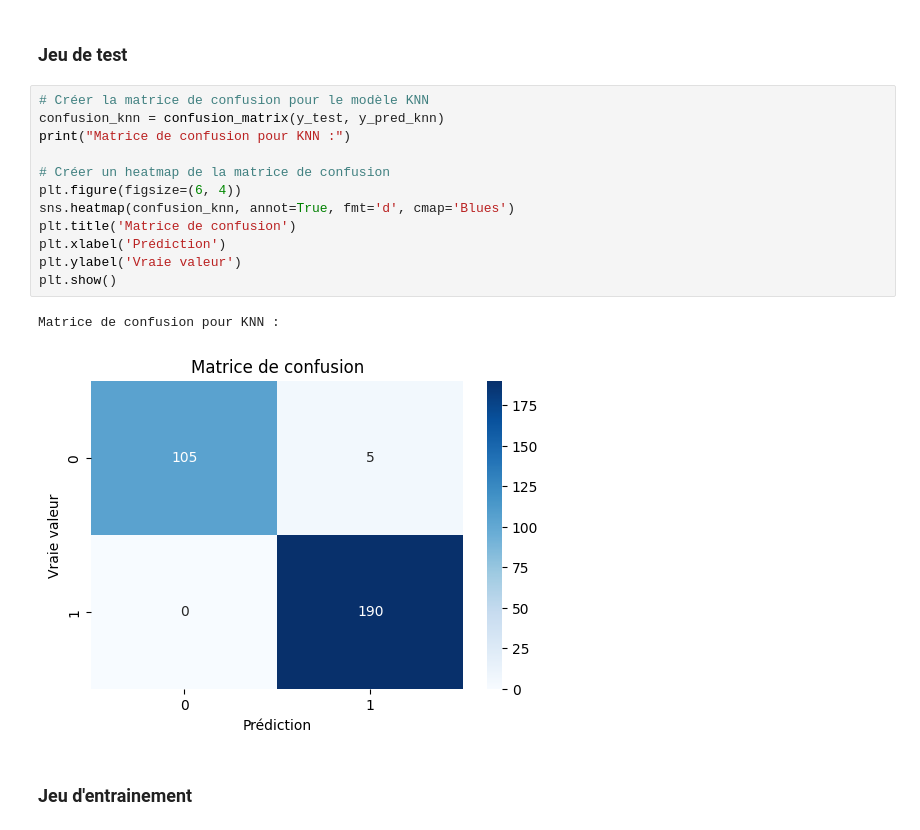
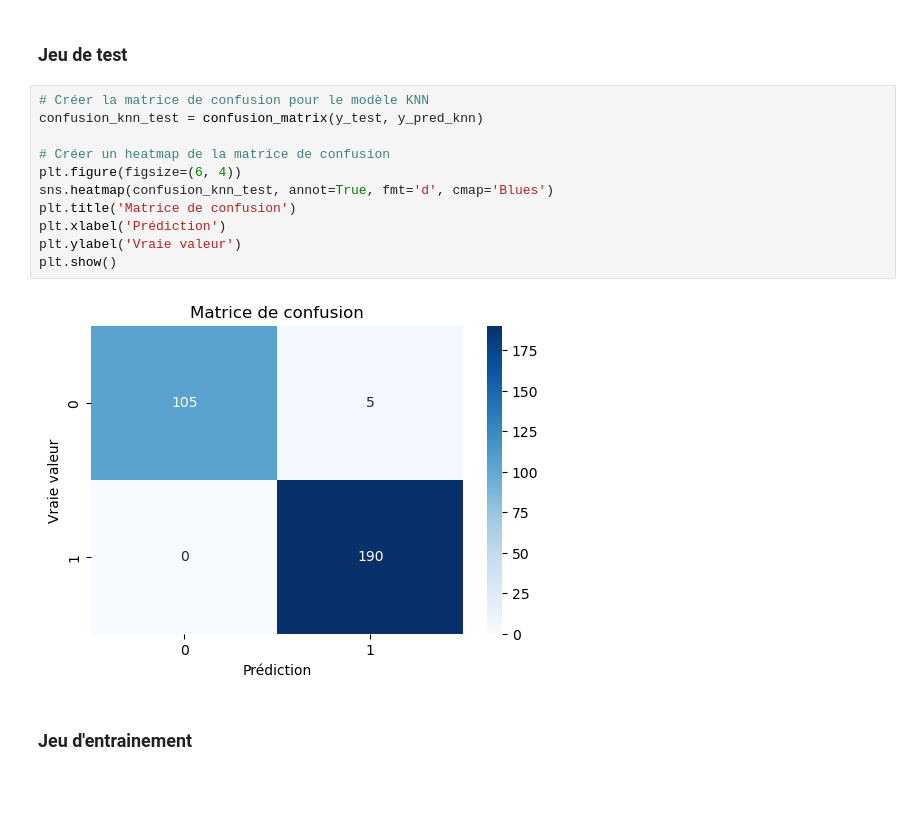
Before and after one commit to AntoineJBQ/P10, a Jupyter notebook: NOTEBOOK/projet10.ipynb, the cells around one changed output. Cells and saved outputs as stored; diff of their text form; blank space fills up the shorter version.

```diff
--- a/NOTEBOOK/projet10.ipynb
+++ b/NOTEBOOK/projet10.ipynb
@@ -982,19 +990,17 @@ weighted avg       0.98      0.98      0.98       300
 ### Jeu de test
 # %%
 # Créer la matrice de confusion pour le modèle KNN
-confusion_knn = confusion_matrix(y_test, y_pred_knn)
-print("Matrice de confusion pour KNN :")
+confusion_knn_test = confusion_matrix(y_test, y_pred_knn)
 
 # Créer un heatmap de la matrice de confusion
 plt.figure(figsize=(6, 4))
-sns.heatmap(confusion_knn, annot=True, fmt='d', cmap='Blues')
+sns.heatmap(confusion_knn_test, annot=True, fmt='d', cmap='Blues')
 plt.title('Matrice de confusion')
 plt.xlabel('Prédiction')
 plt.ylabel('Vraie valeur')
 plt.show()
 # %% [output]
-Matrice de confusion pour KNN :
-[figure, old version]
+[figure, new version]
 # %% [markdown]
 ### Jeu d'entrainement
 # %%
```
Also changed, not shown: parts of 24 cells of this notebook.
